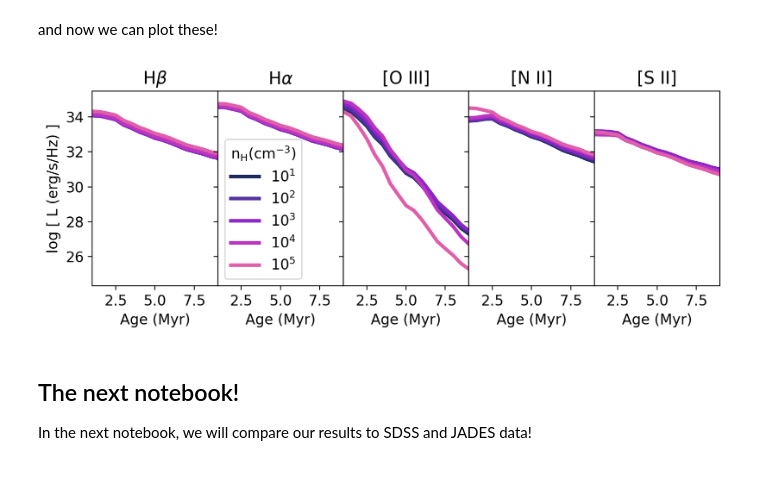
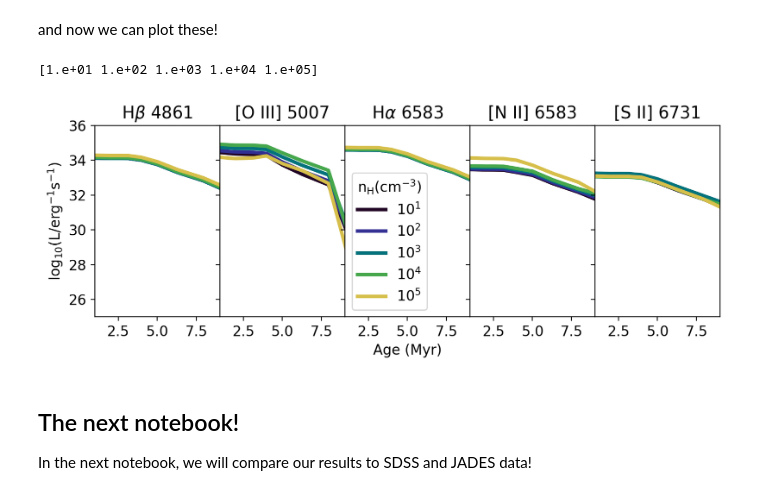
Before and after one commit to sophie-newman/cloudy-maraston, a Jupyter notebook: notebooks/notebook1_explore_maraston_grids.ipynb, the cells around one changed output. Drawn from its saved outputs; the diff is of its cells as text; code cells hidden in the pictures.

```diff
--- a/notebooks/notebook1_explore_maraston_grids.ipynb
+++ b/notebooks/notebook1_explore_maraston_grids.ipynb
@@ -475,8 +515,7 @@ plt.subplots_adjust(wspace=0)
 # %% [markdown]
 ## Figure 8: effect of varying U on line luminosities
 # %%
-ionisation_parameters = [1e-4,1e-3,1e-2,1e-1]
-colors = cmr.take_cmap_colors('cmr.cosmic', len(ionisation_parameters), return_fmt='hex', cmap_range=(0.1, 0.8)) #cmap_range=(0.5, 1.0)
+colors = cmr.take_cmap_colors('cmr.cosmic', len(grid_u.ionisation_parameter), return_fmt='hex', cmap_range=(0.1, 0.8)) #cmap_range=(0.5, 1.0)
 
 fig, axes = plt.subplots(1, 5, figsize=(8, 3), sharey=True)  # 1 row, 5 columns
 
@@ -484,31 +523,27 @@ line_ids = ['H 1 4861.32A', 'O 3 5006.84A', 'H 1 6562.80A',  'N 2 6583.45A', 'S
 line_label = [r'H$\beta$ 4861', '[O III] 5007', r'H$\alpha$ 6583', '[N II] 6583', '[S II] 6731']
 
 iZ = 2
-Z = 0.02
-ages = grid.ages
-ages = np.array([age for age in grid.ages if age < 1e7])
+Z = 0.014
 
 for line, ax in enumerate(axes):
     ax.set_title(line_label[line])
 
-    for iU, U in enumerate(ionisation_parameters):
+    for iU, U in enumerate(grid_u.ionisation_parameter):
 
         x = []
         y = []
         line_lum = []
 
-        for ia, age in enumerate(ages):
+        for ia, age in enumerate(grid_u.ages):
             grid_point = (ia, iZ, iU)
 
             #get luminosity of line
-            wanted_line = grid_fixed.get_line(grid_point, line_ids[line])
+            wanted_line = grid_u.get_line(grid_point, line_ids[line])
             line_lum.append( wanted_line.luminosity )
 
-
         ax.plot(ages/1e6, np.log10(line_lum), c=colors[iU], label=Z, lw=3, alpha=0.9)
-        ax.set_xlim(left=1)
-        #ax.set_ylim(top = 35, bottom=25)
-        #ax.set_ylim(top = 42, bottom=36)
+        ax.set_xlim(left=1, right=9)
+        ax.set_ylim(top=36, bottom=25)
 
 plt.tight_layout()
 axes[0].set_ylabel(r'$\rm log_{10}(L/erg^{-1} s^{-1})$')
@@ -527,4 +562,6 @@ axes[0].legend(title='U', handles=legend_elements, loc='lower left')
 
 plt.tight_layout(pad=0)  # Set padding between subplots to zero
 plt.subplots_adjust(wspace=0)
+
+plt.savefig('/home/sophienewman/Pictures/plots/paper1/line_lums_u.png', dpi=300, bbox_inches='tight')
 # %% [output]
@@ -536,13 +573,13 @@ First load the grid with varying hydrogen densities:
 # %%
 grid_dir = '../grids'
 
-grid_name = 'maraston13_kroupa-max_age:1e+07_cloudy-c23.01-sps-fixed-hydrogen_density'
-grid = Grid(grid_name, grid_dir=grid_dir, read_lines=True)
+grid_name = 'maraston24_Tenc_kr_0.40_cloudy-c23.01-sps-fixed-hydrogen_density'
+grid_h = Grid(grid_name, grid_dir=grid_dir, read_lines=True)
 # %% [markdown]
 and now we can plot these!
 # %%
 cmap = cmr.bubblegum
-colors = cmr.take_cmap_colors('cmr.rainforest', len(grid.hydrogen_density), cmap_range=(0.1, 0.8), return_fmt='hex')
+colors = cmr.take_cmap_colors('cmr.rainforest', len(grid_h.hydrogen_density), cmap_range=(0.1, 0.8), return_fmt='hex')
 
 fig, axes = plt.subplots(1, 5, figsize=(8,3), sharey=True)  # 1 row, 5 columns
 
@@ -550,39 +587,43 @@ line_ids = ['H 1 4861.32A', 'O 3 5006.84A', 'H 1 6562.80A',  'N 2 6583.45A', 'S
 line_label = [r'H$\beta$ 4861', '[O III] 5007', r'H$\alpha$ 6583', '[N II] 6583', '[S II] 6731']
 
 alphas = [0.1, 0.2, 0.4, 0.6, 0.8]
 
-iZ = 2
+print(grid_h.hydrogen_density)
+
+iZ = 3
 
 for line, ax in enumerate(axes):
     ax.set_title(line_label[line])
 
-    for iN, N in enumerate(grid.hydrogen_density):
+    for iN, N in enumerate(grid_h.hydrogen_density):
 
         x = []
         y = []
         lums = []
-        for ia, log10age in enumerate(grid.log10age):
+        for ia, age in enumerate(grid_h.ages):
             grid_point = (ia, iZ, iN)
 
             #get luminosity of line
-            wanted_line = grid.get_line(grid_point, line_ids[line])
+            wanted_line = grid_h.get_line(grid_point, line_ids[line])
             lums.append( wanted_line.luminosity )
 
-        ax.plot(10**(grid.log10age)/1e6, np.log10(lums), c=colors[iN], lw=3, label=f'$10^{{{int(np.log10(N))}}}$')
+        ax.plot(grid_h.ages/1e6, np.log10(lums), c=colors[iN], lw=3, label=f'$10^{{{int(np.log10(N))}}}$')
         ax.set_xlim(left=1,right=9)
+        ax.set_ylim(bottom=25, top=36)
 
 plt.tight_layout()
 axes[0].set_ylabel(r'$\rm log_{10}(L/erg^{-1} s^{-1})$')
 axes[2].set_xlabel(r"Age (Myr)")
 
 axes[2].legend(title=r'$\rm n_H (cm^{-3})$', loc='lower left')
 
 plt.tight_layout(pad=0)  # Set padding between subplots to zero
 plt.subplots_adjust(wspace=0)
 
 plt.savefig('/home/sophienewman/Pictures/plots/paper1/line_lums_h.png', dpi=300, bbox_inches='tight')
 # %% [output]
+[1.e+01 1.e+02 1.e+03 1.e+04 1.e+05]
-[figure, old version]
+[figure, new version]
 # %% [markdown]
 ## The next notebook!
 
```
Also changed, not shown: parts of 12 cells of this notebook, 3 other files.
